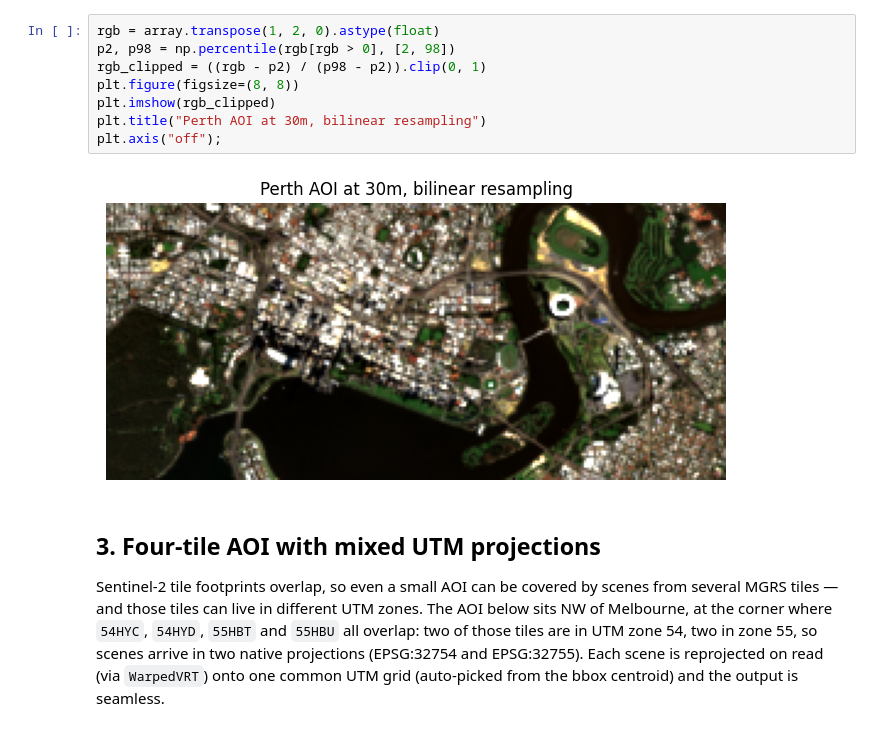
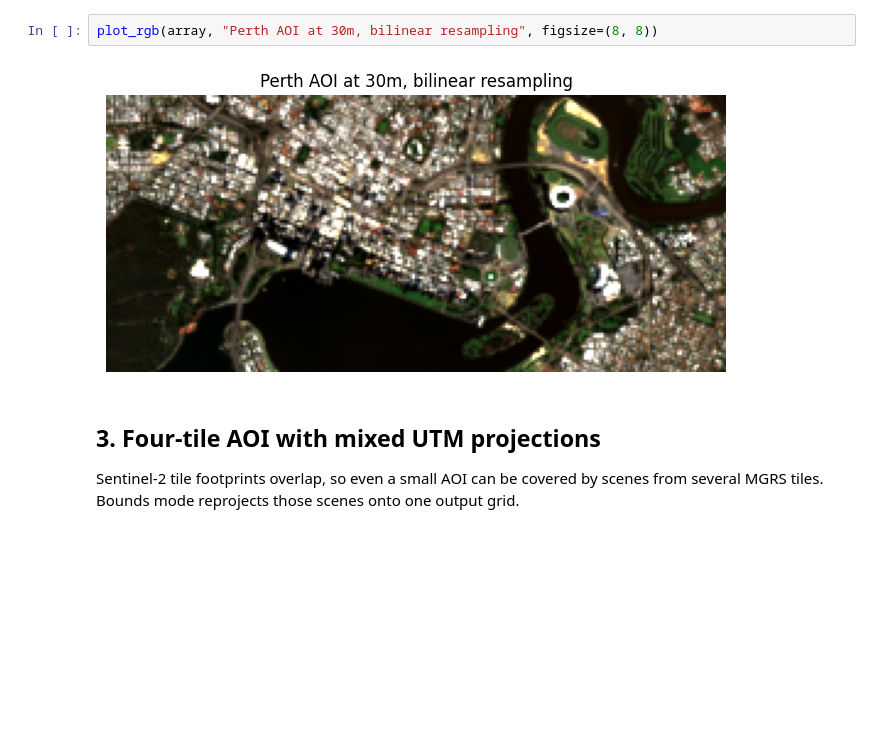
Before and after one commit to DPIRD-DMA/S2Mosaic, a Jupyter notebook: examples/Example use - bounds.ipynb, the cells around one changed output. Cells and saved outputs as stored; diff of their text form; blank space fills up the shorter version.

```diff
--- a/examples/Example use - bounds.ipynb
+++ b/examples/Example use - bounds.ipynb
@@ -72,18 +84,12 @@ Shape: (3, 113, 253)  (vs ~256x256 at 30m for ~5km AOI)
 Pixel size: 30.0m
-# %%
-rgb = array.transpose(1, 2, 0).astype(float)
-p2, p98 = np.percentile(rgb[rgb > 0], [2, 98])
-rgb_clipped = ((rgb - p2) / (p98 - p2)).clip(0, 1)
-plt.figure(figsize=(8, 8))
-plt.imshow(rgb_clipped)
-plt.title("Perth AOI at 30m, bilinear resampling")
-plt.axis("off");
-# %% [output]
-[figure, removed]
+# %%
+plot_rgb(array, "Perth AOI at 30m, bilinear resampling", figsize=(8, 8))
+# %% [output]
+[figure, added]
 # %% [markdown]
 ## 3. Four-tile AOI with mixed UTM projections
 
-Sentinel-2 tile footprints overlap, so even a small AOI can be covered by scenes from several MGRS tiles — and those tiles can live in different UTM zones. The AOI below sits NW of Melbourne, at the corner where `54HYC`, `54HYD`, `55HBT` and `55HBU` all overlap: two of those tiles are in UTM zone 54, two in zone 55, so scenes arrive in two native projections (EPSG:32754 and EPSG:32755). Each scene is reprojected on read (via `WarpedVRT`) onto one common UTM grid (auto-picked from the bbox centroid) and the output is seamless.
+Sentinel-2 tile footprints overlap, so even a small AOI can be covered by scenes from several MGRS tiles. Bounds mode reprojects those scenes onto one output grid.
 # %%
 cross_bounds = (144.422, -37.953, 144.462, -37.913)
 
```
Also changed, not shown: parts of 14 cells of this notebook, 26 other files.
